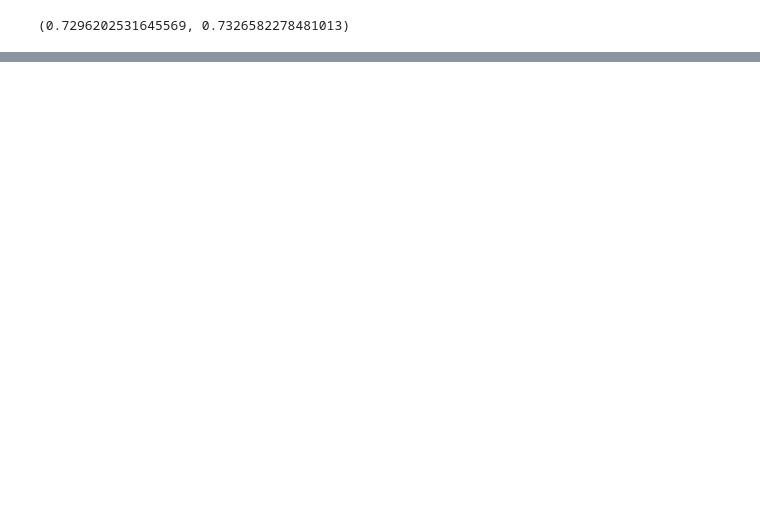
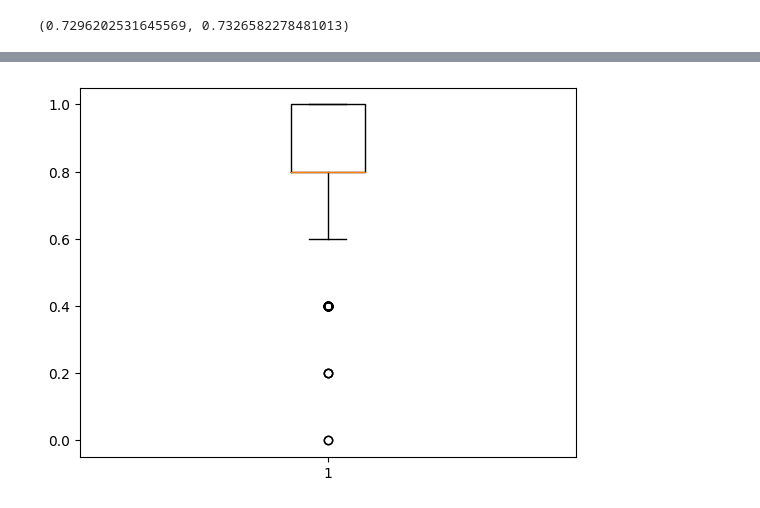
Before and after one commit to nicole-hjlin/harvard_cs282_ptg, a Jupyter notebook: ptg/weight_sampling.ipynb, the cells around one changed output, grey strips where cells are left out. Drawn from its saved outputs; the diff is of its cells as text; code cells hidden in the pictures; blank space fills up the shorter version.

```diff
--- a/ptg/weight_sampling.ipynb
+++ b/ptg/weight_sampling.ipynb
@@ -137,0 +150,7 @@ smooth_ensemble_preds = np.where(smooth_preds.mean(axis=0) > 0.5, 1, 0)
+# %%
+for i in range(tk_all.shape[0]):
+    for j in range(tk_all.shape[1]):
+        vote[j, tk_all[i, j]] += s_all[i, j]
+# %%
+tk_vote, s_vote = get_top_k(5, vote, return_sign=True)
+tk_vote*s_vote
@@ -137,0 +169,3 @@ smooth_ensemble_preds = np.where(smooth_preds.mean(axis=0) > 0.5, 1, 0)
+# %%
+tk_mean_all, s_mean_all = get_top_k(5, grads.mean(axis=0), return_sign=True)
+tk_mean_all*s_mean_all
@@ -137,0 +180,5 @@ smooth_ensemble_preds = np.where(smooth_preds.mean(axis=0) > 0.5, 1, 0)
+# %%
+plt.boxplot(top_k_sa(tk_mean_all, tk_vote, s_mean_all, s_vote))
+plt.show()
+# %% [output]
+[figure, added]
```
Also changed, not shown: parts of 12 cells of this notebook, 1 other file.
